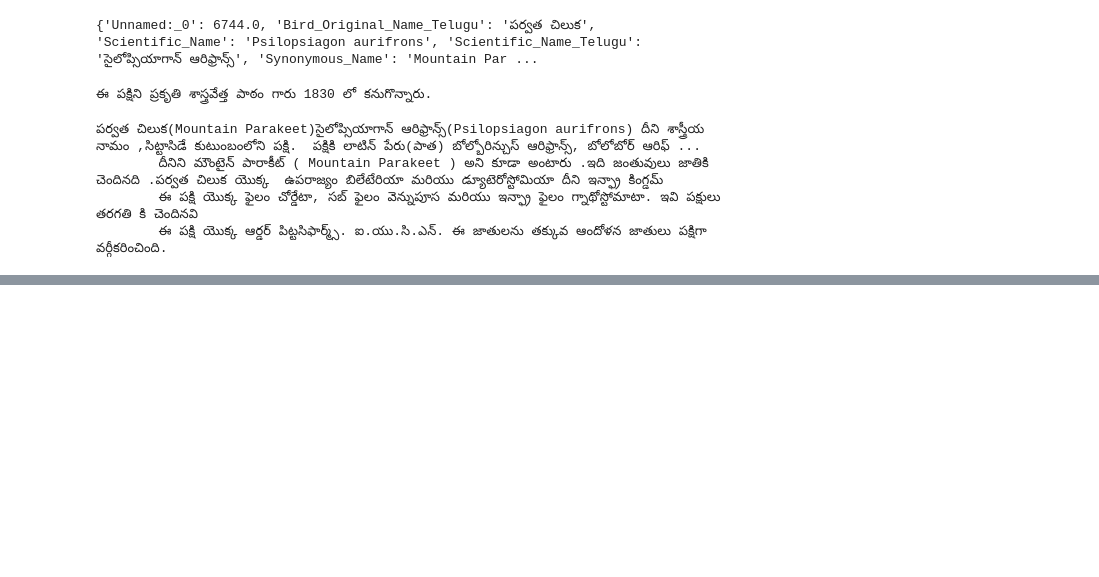
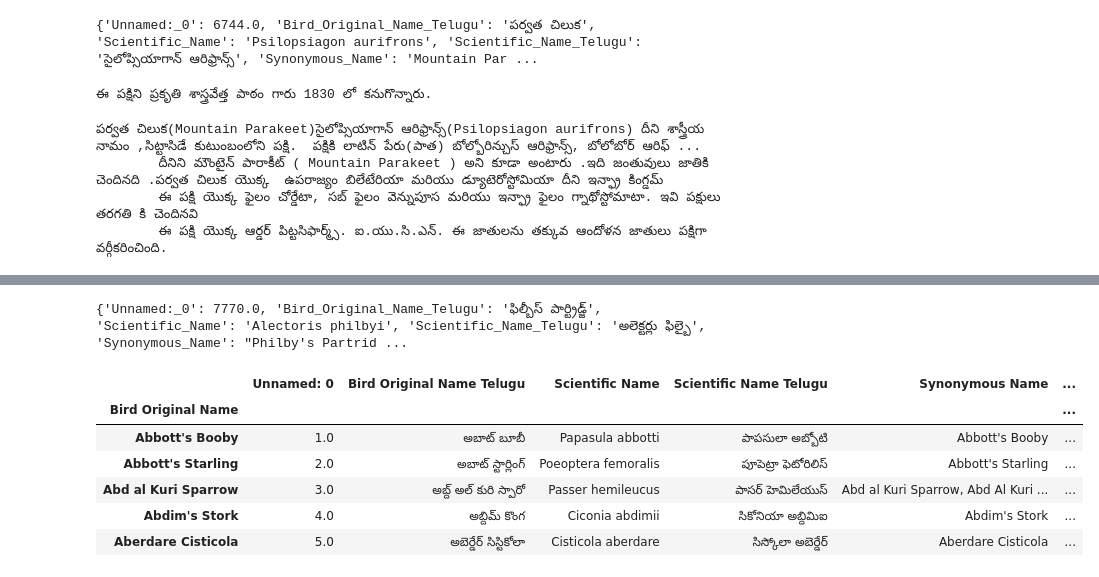
Before and after one commit to Mahanth-Maha/birds, a Jupyter notebook: scrape_wikidata.ipynb, the cells around one changed output, grey strips where cells are left out. Drawn from its saved outputs; the diff is of its cells as text; code cells hidden in the pictures; blank space fills up the shorter version.

```diff
--- a/scrape_wikidata.ipynb
+++ b/scrape_wikidata.ipynb
@@ -943,4 +943,5 @@ print(template.render(row_dict))
         ఈ పక్షి యొక్క ఆర్డర్ పిట్టసిఫార్మ్స్. ఐ.యు.సి.ఎన్. ఈ జాతులను తక్కువ ఆందోళన జాతులు పక్షిగా వర్గీకరించింది.
 # %%
 data = pd.read_excel('data/Dataset_final.xlsx')
+data.set_index('Bird Original Name',inplace=True)
 # %%
@@ -950,0 +959,14 @@ print(template.render(row_dict))
+# %%
+print(row_dict)
+# %% [output]
+{'Unnamed:_0': 7770.0, 'Bird_Original_Name_Telugu': 'ఫిల్బీస్ పార్ట్రిడ్జ్', 'Scientific_Name': 'Alectoris philbyi', 'Scientific_Name_Telugu': 'అలెక్టర్లు ఫిల్బై', 'Synonymous_Name': "Philby's Partrid ...
+# %%
+data.head(5)
+# %% [output]
+|  | Unnamed: 0 | Bird Original Name Telugu | Scientific Name | Scientific Name Telugu | Synonymous Name | ... |
+| Bird Original Name |  |  |  |  |  | ... |
+| Abbott's Booby | 1.0 | అబాట్ బూబీ | Papasula abbotti | పాపసులా అబ్బోటి | Abbott's Booby | ... |
+| Abbott's Starling | 2.0 | అబాట్ స్టార్లింగ్ | Poeoptera femoralis | పూపెట్రా ఫెటోరిలిస్ | Abbott's Starling | ... |
+| Abd al Kuri Sparrow | 3.0 | అబ్ద్ అల్ కురి స్పారో | Passer hemileucus | పాసర్ హెమిలేయుస్ | Abd al Kuri Sparrow, Abd Al Kuri ... | ... |
+| Abdim's Stork | 4.0 | అబ్దిమ్ కొంగ | Ciconia abdimii | సికోనియా అబ్దిమిఐ | Abdim's Stork | ... |
+| Aberdare Cisticola | 5.0 | అబెర్డేర్ సిస్టికోలా | Cisticola aberdare | సిస్కోలా అబెర్డేర్ | Aberdare Cisticola | ... |
```
Also changed, not shown: parts of 4 cells of this notebook, 2 other files.
